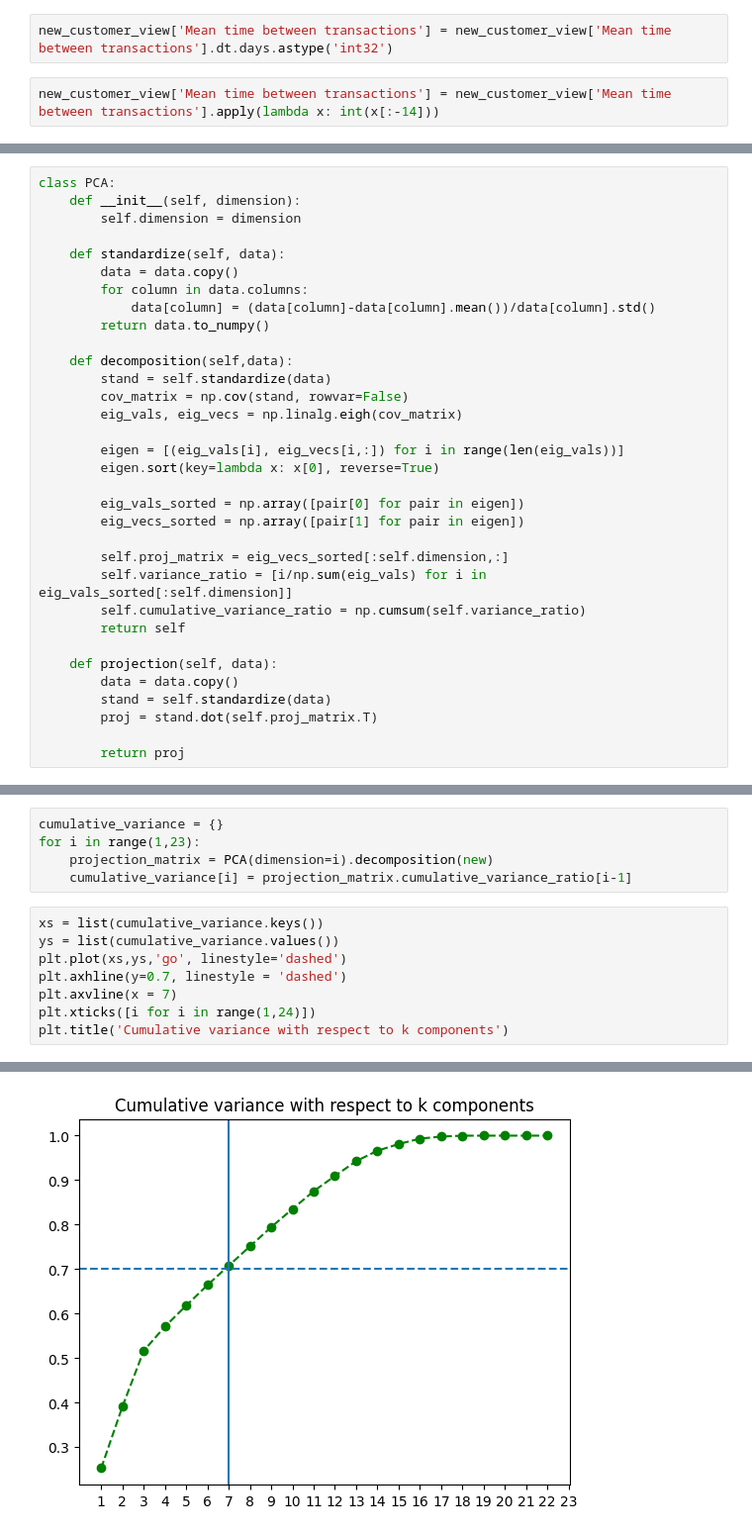
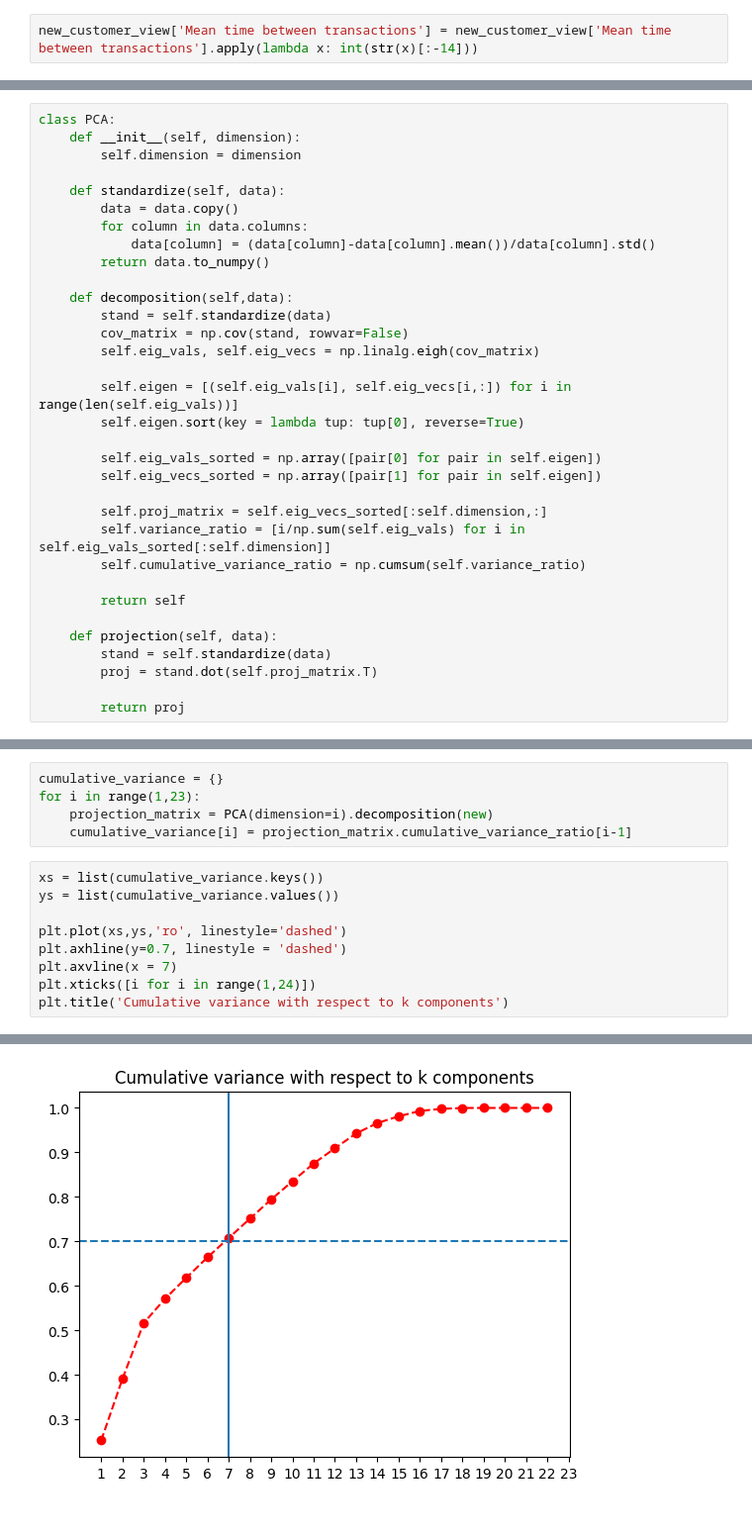
Before and after one commit to sim2000dg/adm_hw4_group26, a Jupyter notebook: pre_cluster.ipynb, the cells around one changed output, grey strips where cells are left out. Shown at 99% size. Drawn from its saved outputs; the diff is of its cells as text.

```diff
--- a/pre_cluster.ipynb
+++ b/pre_cluster.ipynb
@@ -515,9 +501,7 @@ dtype: int64
 # %%
 new_customer_view = customer_view.drop(columns=['Most common gender', 'Most frequent location', 'Last transaction', 'First transaction'])
 # %%
-new_customer_view['Mean time between transactions'] = new_customer_view['Mean time between transactions'].dt.days.astype('int32')
+new_customer_view['Mean time between transactions'] = new_customer_view['Mean time between transactions'].apply(lambda x: int(str(x)[:-14]))
-# %%
-new_customer_view['Mean time between transactions'] = new_customer_view['Mean time between transactions'].apply(lambda x: int(x[:-14]))
 # %%
 new_customer_view.info()
 # %% [output]
@@ -562,21 +546,21 @@ class PCA:
     def decomposition(self,data):
         stand = self.standardize(data)
         cov_matrix = np.cov(stand, rowvar=False)
-        eig_vals, eig_vecs = np.linalg.eigh(cov_matrix)
+        self.eig_vals, self.eig_vecs = np.linalg.eigh(cov_matrix)
 
-        eigen = [(eig_vals[i], eig_vecs[i,:]) for i in range(len(eig_vals))]
-        eigen.sort(key=lambda x: x[0], reverse=True)
+        self.eigen = [(self.eig_vals[i], self.eig_vecs[i,:]) for i in range(len(self.eig_vals))]
+        self.eigen.sort(key = lambda tup: tup[0], reverse=True)
 
-        eig_vals_sorted = np.array([pair[0] for pair in eigen])
-        eig_vecs_sorted = np.array([pair[1] for pair in eigen])
+        self.eig_vals_sorted = np.array([pair[0] for pair in self.eigen])
+        self.eig_vecs_sorted = np.array([pair[1] for pair in self.eigen])
 
-        self.proj_matrix = eig_vecs_sorted[:self.dimension,:]
-        self.variance_ratio = [i/np.sum(eig_vals) for i in eig_vals_sorted[:self.dimension]]
+        self.proj_matrix = self.eig_vecs_sorted[:self.dimension,:]
+        self.variance_ratio = [i/np.sum(self.eig_vals) for i in self.eig_vals_sorted[:self.dimension]]
         self.cumulative_variance_ratio = np.cumsum(self.variance_ratio)
+
         return self
 
     def projection(self, data):
-        data = data.copy()
         stand = self.standardize(data)
         proj = stand.dot(self.proj_matrix.T)
 
@@ -591,11 +575,12 @@ for i in range(1,23):
 # %%
 xs = list(cumulative_variance.keys())
 ys = list(cumulative_variance.values())
-plt.plot(xs,ys,'go', linestyle='dashed')
+
+plt.plot(xs,ys,'ro', linestyle='dashed')
 plt.axhline(y=0.7, linestyle = 'dashed')
 plt.axvline(x = 7)
 plt.xticks([i for i in range(1,24)])
 plt.title('Cumulative variance with respect to k components')
 # %% [output]
 Text(0.5, 1.0, 'Cumulative variance with respect to k components')
-[figure, old version]
+[figure, new version]
```
Also changed, not shown: parts of 28 cells of this notebook, 1 other file.
